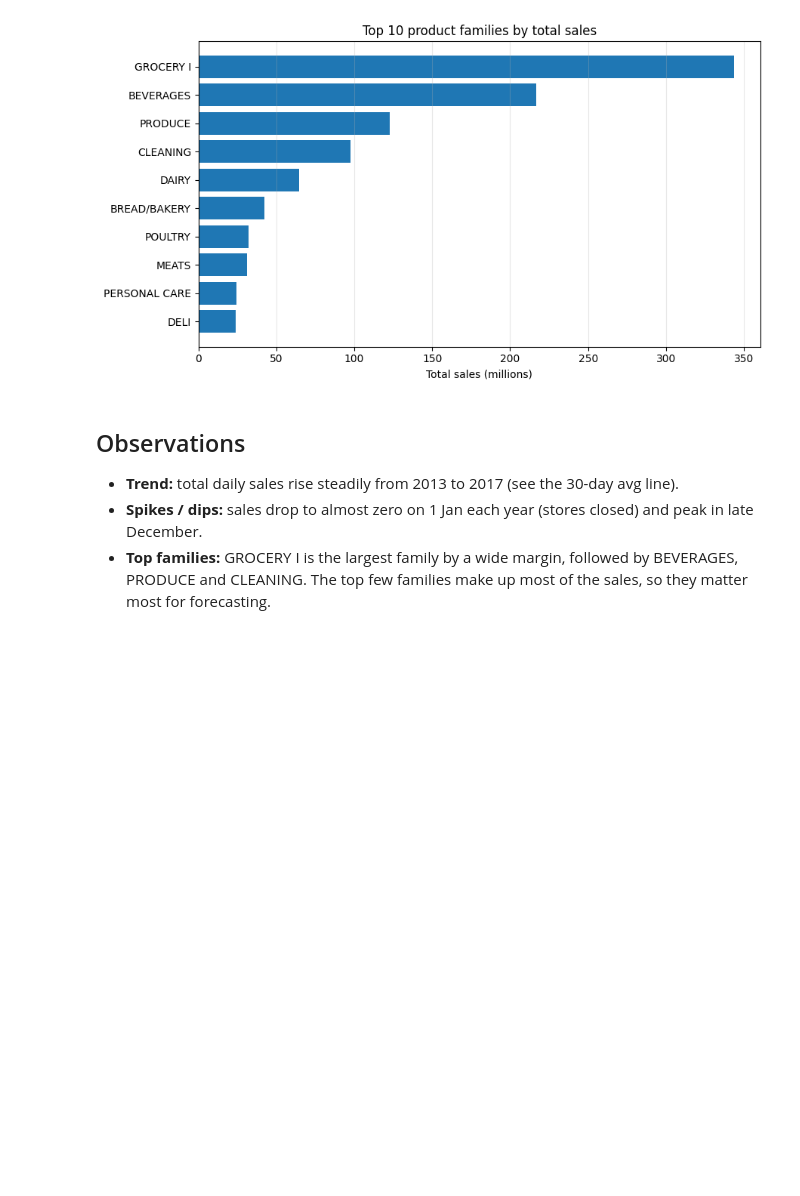
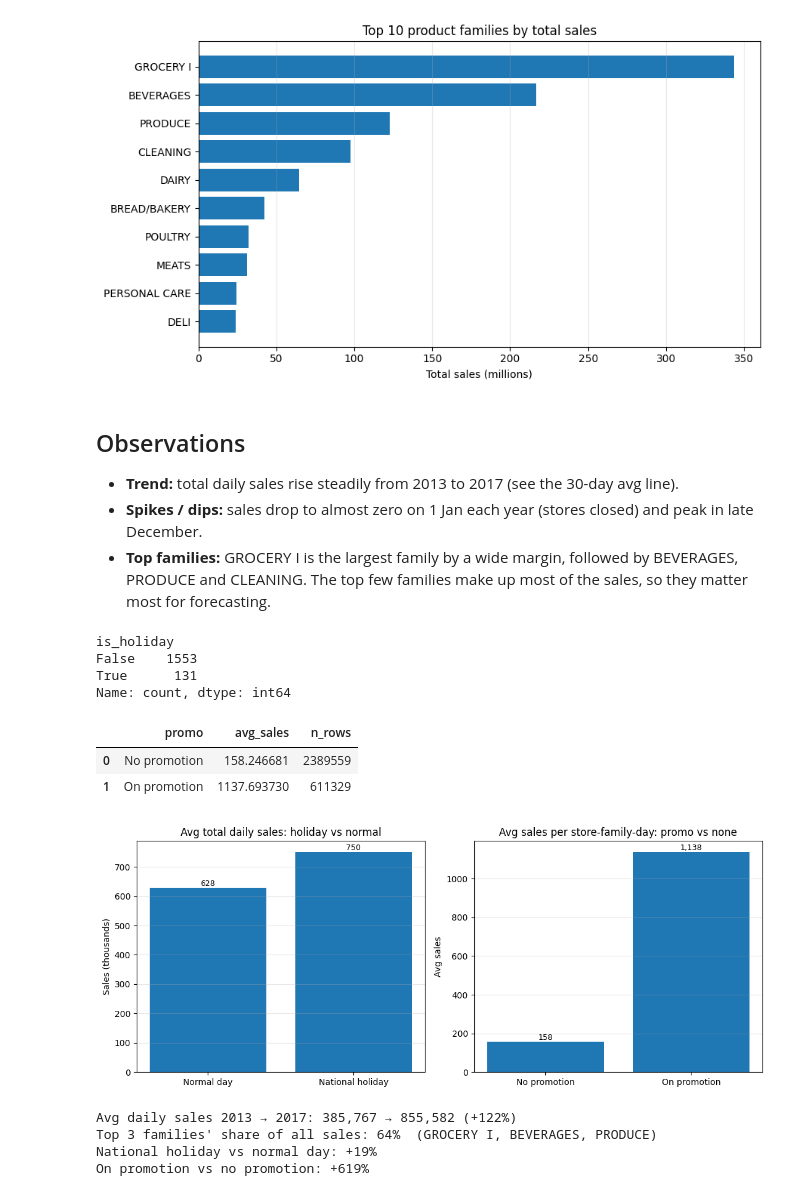
Before and after one commit to DHRUVMEWARA/demand-forecast, a Jupyter notebook: notebooks/01_eda.ipynb, the cells around one changed output. Saved outputs shown, nothing was run; the diff lists cells and outputs as text; code cells hidden in the pictures; blank space fills up the shorter version.

Commit message:
Add holiday/promo plot and 3 EDA findings to README

```diff
--- a/notebooks/01_eda.ipynb
+++ b/notebooks/01_eda.ipynb
@@ -107,3 +107,80 @@ plt.show()
 - **Trend:** total daily sales rise steadily from 2013 to 2017 (see the 30-day avg line).
 - **Spikes / dips:** sales drop to almost zero on 1 Jan each year (stores closed) and peak in late December.
 - **Top families:** GROCERY I is the largest family by a wide margin, followed by BEVERAGES, PRODUCE and CLEANING. The top few families make up most of the sales, so they matter most for forecasting.
+# %%
+with sqlite3.connect(DB_PATH) as conn:
+    hol = pd.read_sql("SELECT date, type, locale, transferred FROM holidays_events",
+                      conn, parse_dates=["date"])
+
+# National holidays that were actually celebrated on that date
+nat = hol[(hol["locale"] == "National")
+          & (hol["transferred"].astype(str).str.lower().isin(["0", "false"]))
+          & (hol["type"] != "Work Day")]
+
+daily["is_holiday"] = daily["date"].isin(nat["date"])
+print(daily["is_holiday"].value_counts())
+# %% [output]
+is_holiday
+False    1553
+True      131
+Name: count, dtype: int64
+# %%
+with sqlite3.connect(DB_PATH) as conn:
+    promo = pd.read_sql(f"""
+        SELECT CASE WHEN onpromotion > 0 THEN 'On promotion' ELSE 'No promotion' END AS promo,
+               AVG(sales) AS avg_sales,
+               COUNT(*)   AS n_rows
+        FROM {TABLE}
+        GROUP BY promo
+        ORDER BY promo
+    """, conn)
+promo
+# %% [output]
+|  | promo | avg_sales | n_rows |
+| 0 | No promotion | 158.246681 | 2389559 |
+| 1 | On promotion | 1137.693730 | 611329 |
+# %%
+hol_avg = (daily.groupby("is_holiday")["total_sales"].mean()
+                .rename({False: "Normal day", True: "National holiday"}))
+
+fig, axes = plt.subplots(1, 2, figsize=(11, 4.5))
+
+axes[0].bar(hol_avg.index, hol_avg.values / 1e3)
+axes[0].set_title("Avg total daily sales: holiday vs normal")
+axes[0].set_ylabel("Sales (thousands)")
+
+axes[1].bar(promo["promo"], promo["avg_sales"])
+axes[1].set_title("Avg sales per store-family-day: promo vs none")
+axes[1].set_ylabel("Avg sales")
+
+for ax in axes:
+    ax.grid(axis="y", alpha=0.3)
+    for p in ax.patches:
+        ax.annotate(f"{p.get_height():,.0f}", (p.get_x() + p.get_width()/2, p.get_height()),
+                    ha="center", va="bottom", fontsize=9)
+
+fig.tight_layout()
+fig.savefig(DOCS / "holiday_promo_vs_sales.png", dpi=150)
+plt.show()
+# %% [output]
+[figure, added]
+# %%
+yearly = daily.groupby(daily["date"].dt.year)["total_sales"].mean()
+growth = yearly.iloc[-1] / yearly.iloc[0] - 1
+
+total = daily["total_sales"].sum()
+top3_share = top10["total_sales"].head(3).sum() / total
+
+hol_lift = hol_avg["National holiday"] / hol_avg["Normal day"] - 1
+p = promo.set_index("promo")["avg_sales"]
+promo_lift = p["On promotion"] / p["No promotion"] - 1
+
+print(f"Avg daily sales 2013 → 2017: {yearly.iloc[0]:,.0f} → {yearly.iloc[-1]:,.0f} ({growth:+.0%})")
+print(f"Top 3 families' share of all sales: {top3_share:.0%}  ({', '.join(top10['family'].head(3))})")
+print(f"National holiday vs normal day: {hol_lift:+.0%}")
+print(f"On promotion vs no promotion: {promo_lift:+.0%}")
+# %% [output]
+Avg daily sales 2013 → 2017: 385,767 → 855,582 (+122%)
+Top 3 families' share of all sales: 64%  (GROCERY I, BEVERAGES, PRODUCE)
+National holiday vs normal day: +19%
+On promotion vs no promotion: +619%
```
Also changed, not shown: 2 other files.
